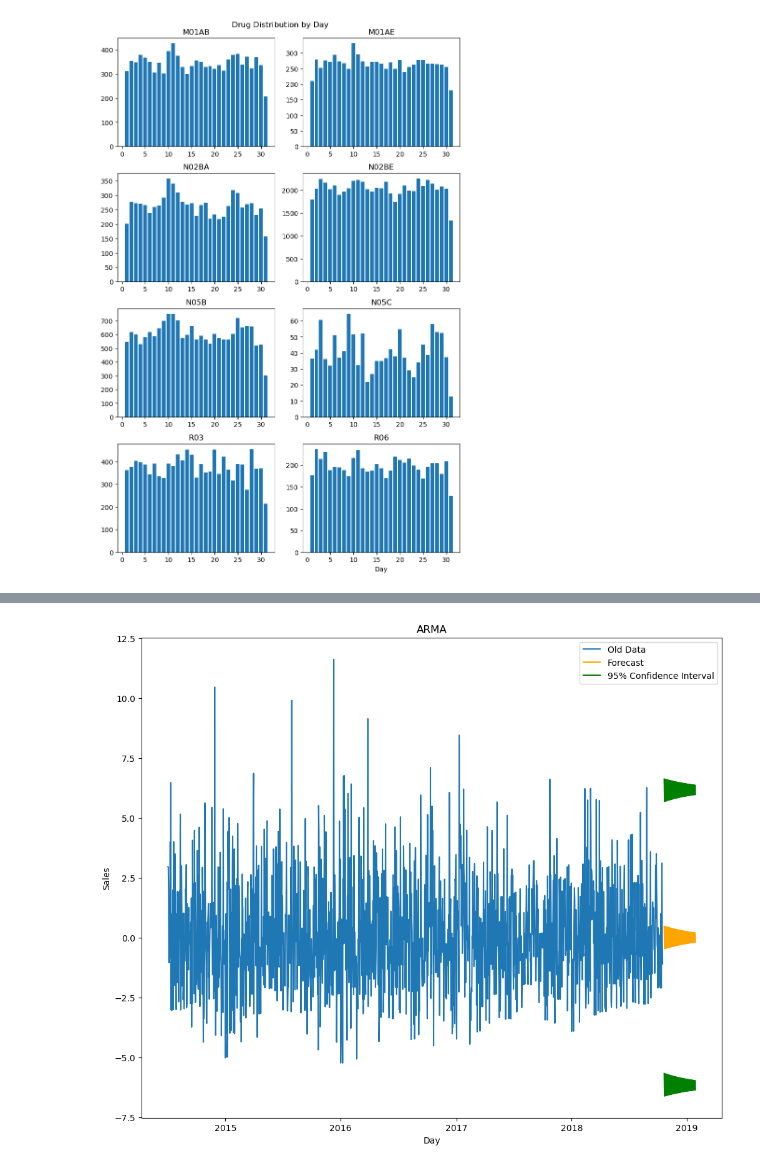
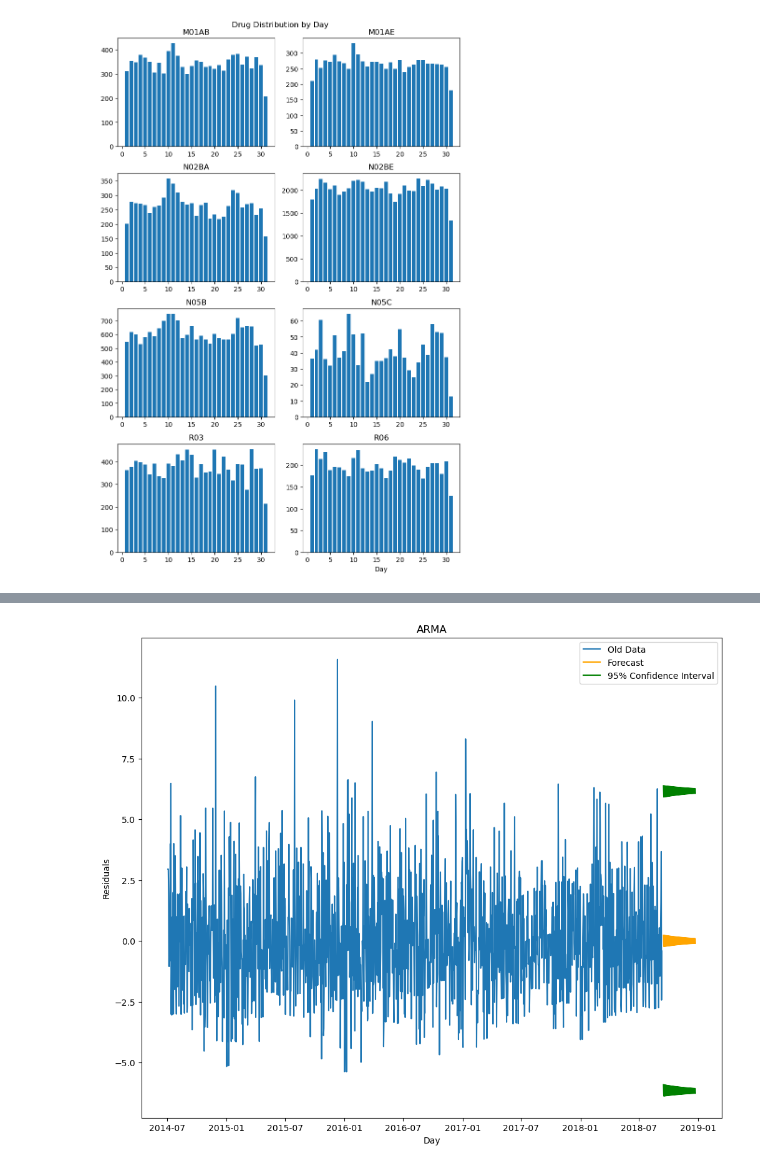
Before and after one commit to chloe-engler-hart/vol3_project, a Jupyter notebook: Scripts/decomp_ARIMA_cleaned.ipynb, the cells around one changed output, grey strips where cells are left out. Drawn from its saved outputs; the diff is of its cells as text; code cells hidden in the pictures.

```diff
--- a/Scripts/decomp_ARIMA_cleaned.ipynb
+++ b/Scripts/decomp_ARIMA_cleaned.ipynb
@@ -89,3 +89,9 @@ plt.xlabel('Day')
 plt.show()
 # %% [output]
 [figure]
+# %%
+# creating training, validation, and test datasets
+train, test = train_test_split(dfd, test_size=.1, shuffle=False)
+display(train)
+display(test)
+print(dfd.shape)
@@ -95,7 +129,7 @@ i=1
 
 for col in drug_list:
   #Get drug's time series
-  ts = dfd.set_index('datum')[col]
+  ts = train.set_index('datum')[col]
 
   #Plot the trend
   tlen = 365
@@ -114,7 +148,7 @@ for col in drug_list:
   i += 1
   plt.subplot(8,3,i)
   Sk.plot()
-  plt.xlabel('Day Number')
+  plt.xlabel('Month')
   plt.ylabel('Sk')
   plt.title(f'{col} Seasonal')
 
@@ -384,33 +396,34 @@ def arma_forecast(ts, phis=np.array([0]), thetas=np.array([0]), mu=0, std=0, n=3
     pk = (np.eye(kk.shape[0]) - kk@H)@covs[-1]
 
     # Transform back to obs space
     updated_mus, updated_covs = np.zeros(n+1), np.zeros(n+1)
     updated_mus[0], updated_covs[0] = H@mus[-1] + mu, H@covs[-1]@H.T
 
     xhats, pks = [xhat], [pk]
     for t in range(n):
         # Execute predict algorithm
         xhats.append(F@xhats[t] + mu)
         pks.append(F@pks[t]@F.T + Q)
 
         # Transform back to obs space
         updated_mus[t+1] = H@xhats[t] + mu
         updated_covs[t+1] = H@pks[t]@H.T
 
     # Plot
     dates = pd.date_range(data.index.values[-1], periods=n)
     plt.figure(figsize=(12,10))
     plt.plot(data, label='Old Data')
     plt.plot(dates[5:], updated_mus[6:], c='orange', label='Forecast')
     plt.plot(dates[5:], updated_mus[6:] + 2*np.sqrt(updated_covs[6:]), 'g', label='95% Confidence Interval')
     plt.plot(dates[5:], updated_mus[6:] - 2*np.sqrt(updated_covs[6:]), 'g')
     plt.xlabel('Day')
-    plt.ylabel('Sales')
+    plt.ylabel('Residuals')
     plt.title('ARMA')
     plt.legend()
     plt.show()
+    return dates, updated_mus, updated_covs
 
 phis, thetas, mu, std = np.array([-0.96460019,  0.02606689]), np.array([ 4.83738998e-07, -1.00000182e+00]), 1.3701930097295663e-05, 2.2090445822823312
-arma_forecast(train, phis=phis, thetas=thetas, mu=mu, std=std, n=105)
+dates, updated_mus, updated_covs = arma_forecast(rt_N02BA, phis=phis, thetas=thetas, mu=mu, std=std, n=105)
 # %% [output]
-[figure, old version]
+[figure, new version]
```
Also changed, not shown: parts of 8 cells of this notebook.
